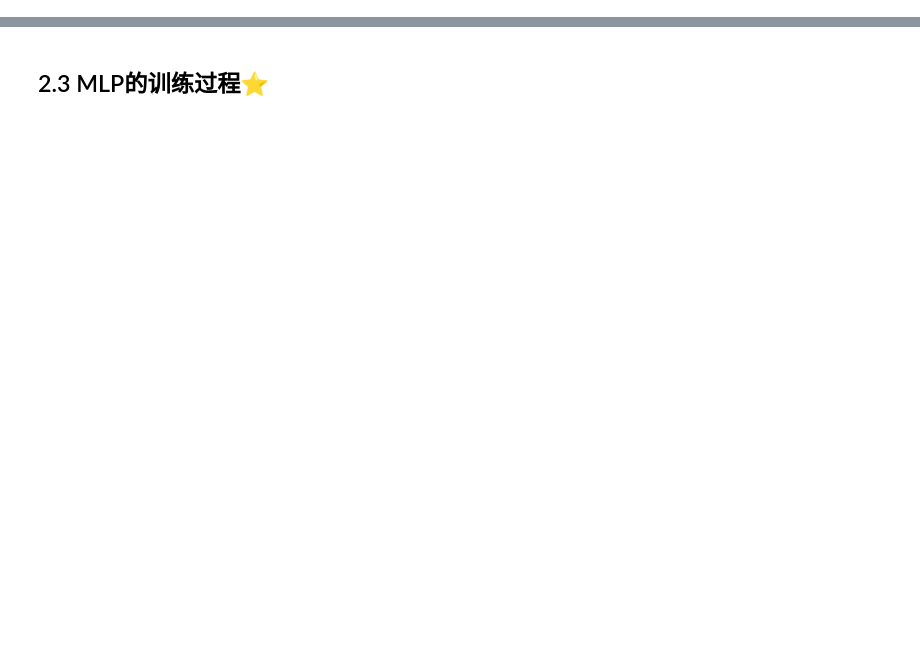
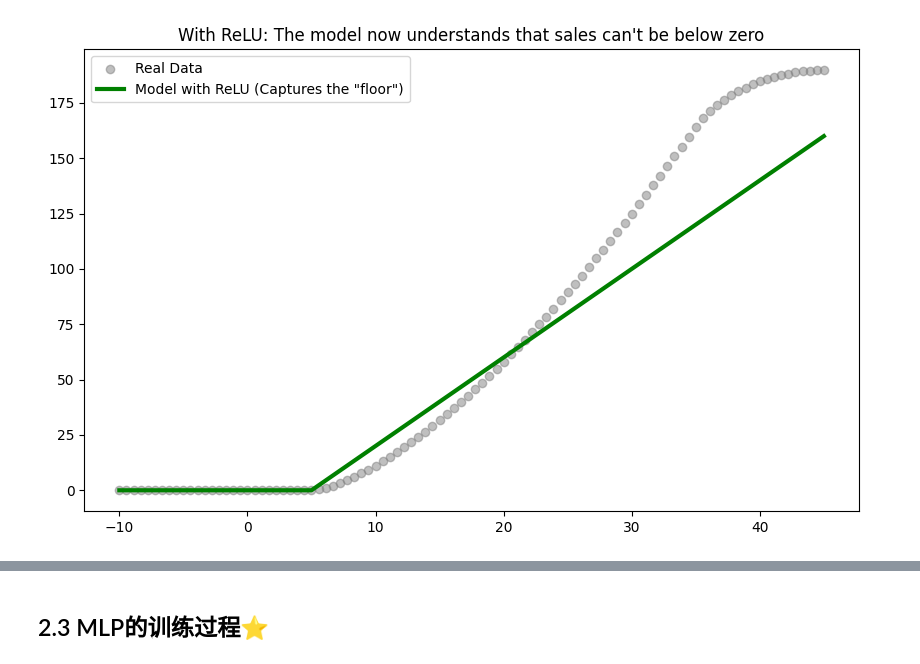
Before and after one commit to yanptang/data_science, a Jupyter notebook: Deep_learning/02.多层感知机.ipynb, the cells around one changed output, grey strips where cells are left out. Saved outputs shown, nothing was run; the diff lists cells and outputs as text; code cells hidden in the pictures; blank space fills up the shorter version.

```diff
--- a/Deep_learning/02.多层感知机.ipynb
+++ b/Deep_learning/02.多层感知机.ipynb
@@ -19,0 +57,13 @@
+# %%
+# 3. 模拟带 ReLU 的神经元
+# 当 wx+b < 0 时，输出强制为 0
+relu_model = np.maximum(0, w * temp + b)
+
+plt.figure(figsize=(10, 6))
+plt.scatter(temp, real_sales, color='gray', alpha=0.5, label='Real Data')
+plt.plot(temp, relu_model, 'g', linewidth=3, label='Model with ReLU (Captures the "floor")')
+plt.title("With ReLU: The model now understands that sales can't be below zero")
+plt.legend()
+plt.show()
+# %% [output]
+[figure, added]
```
Also changed, not shown: parts of 16 cells of this notebook, 5 other files.
